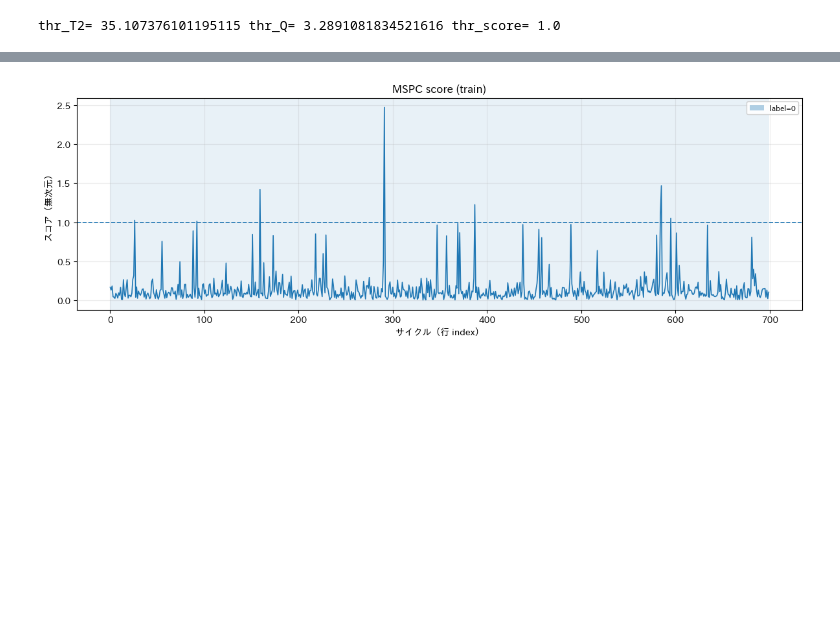
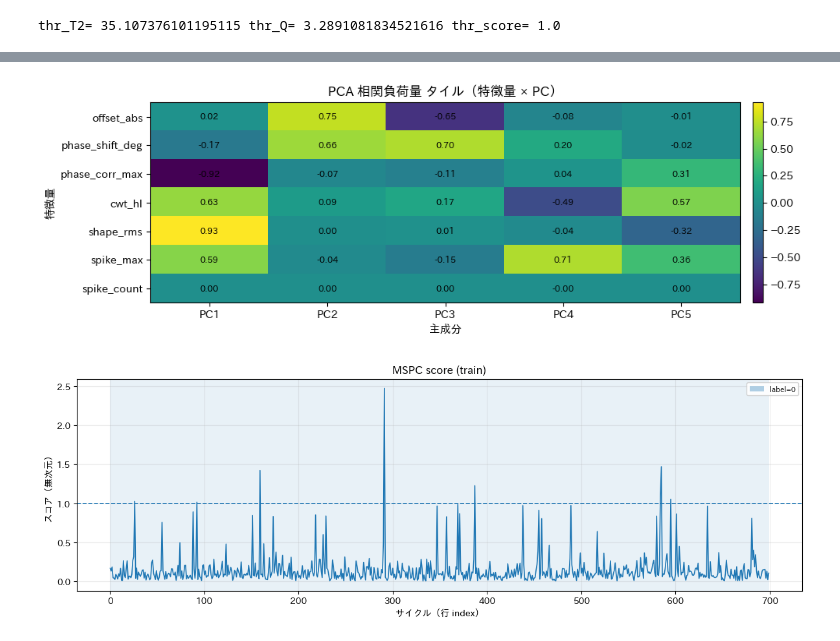
Before and after one commit to pal20010116/mystudy_alibi, a Jupyter notebook: notebooks/ドリフト検出/note用/周期的波形の特徴量の算出_不等間隔/test_5_ビン化+特徴量+MSPC(PCA).ipynb, the cells around one changed output, grey strips where cells are left out. Cells and saved outputs as stored; diff of their text form; code cells hidden in the pictures; blank space fills up the shorter version.

```diff
--- a/notebooks/ドリフト検出/note用/周期的波形の特徴量の算出_不等間隔/test_5_ビン化+特徴量+MSPC(PCA).ipynb
+++ b/notebooks/ドリフト検出/note用/周期的波形の特徴量の算出_不等間隔/test_5_ビン化+特徴量+MSPC(PCA).ipynb
@@ -2265,3 +2236,53 @@ for k in range(K):
+# %%
+# ============================================================
+# 4-2) PCA 負荷量（正しい定義で描く）
+#   - ここでは「相関負荷量」を使う： L_{j,k} = sqrt(lam_k) * P_{k,j}
+#   - 標準化（StandardScaler）済み前提なので解釈しやすい
+# ============================================================
+
+import numpy as np
+import matplotlib.pyplot as plt
+
+# ---- PCA学習済みのものを利用 ----
+# pca : PCA(n_components=A) を fit 済み
+# feat_cols : 特徴量名リスト（長さ p）
+
+P = np.asarray(pca.components_, float)              # (A, p)  行=PC, 列=特徴量
+lam = np.asarray(pca.explained_variance_, float)    # (A,)    固有値（PC得点の分散）
+
+# (相関)負荷量： (p, A) で扱うと見やすい
+Lcorr = (P.T * np.sqrt(lam))                        # (p, A)
+
+# 表示するPC数（例：最初の31本まで、ただしA以下）
+N_PC_SHOW = 31
+K = int(min(N_PC_SHOW, Lcorr.shape[1]))
+M = Lcorr[:, :K]                                    # (p, K)
+
+# ---- タイル表示（特徴量×PC） ----
+plt.figure(figsize=(max(10, 0.35*K), max(3.5, 0.35*len(feat_cols))))
+ax = plt.gca()
+
+im = ax.imshow(M, aspect="auto")
+plt.colorbar(im, ax=ax, fraction=0.03, pad=0.02)
+
+ax.set_xticks(np.arange(K))
+ax.set_xticklabels([f"PC{i}" for i in range(1, K+1)], rotation=0)
+ax.set_yticks(np.arange(len(feat_cols)))
+ax.set_yticklabels(feat_cols)
+
+ax.set_title("PCA 相関負荷量 タイル（特徴量 × PC）")
+ax.set_xlabel("主成分")
+ax.set_ylabel("特徴量")
+
+# 数値をセル内に表示（多すぎるならコメントアウト）
+for i in range(M.shape[0]):
+    for j in range(M.shape[1]):
+        ax.text(j, i, f"{M[i, j]:.2f}", ha="center", va="center", fontsize=8)
+
+plt.tight_layout()
+plt.show()
+# %% [output]
+[figure, added]
 # %%
 
 # ============================================================
```
Also changed, not shown: parts of 4 cells of this notebook.
